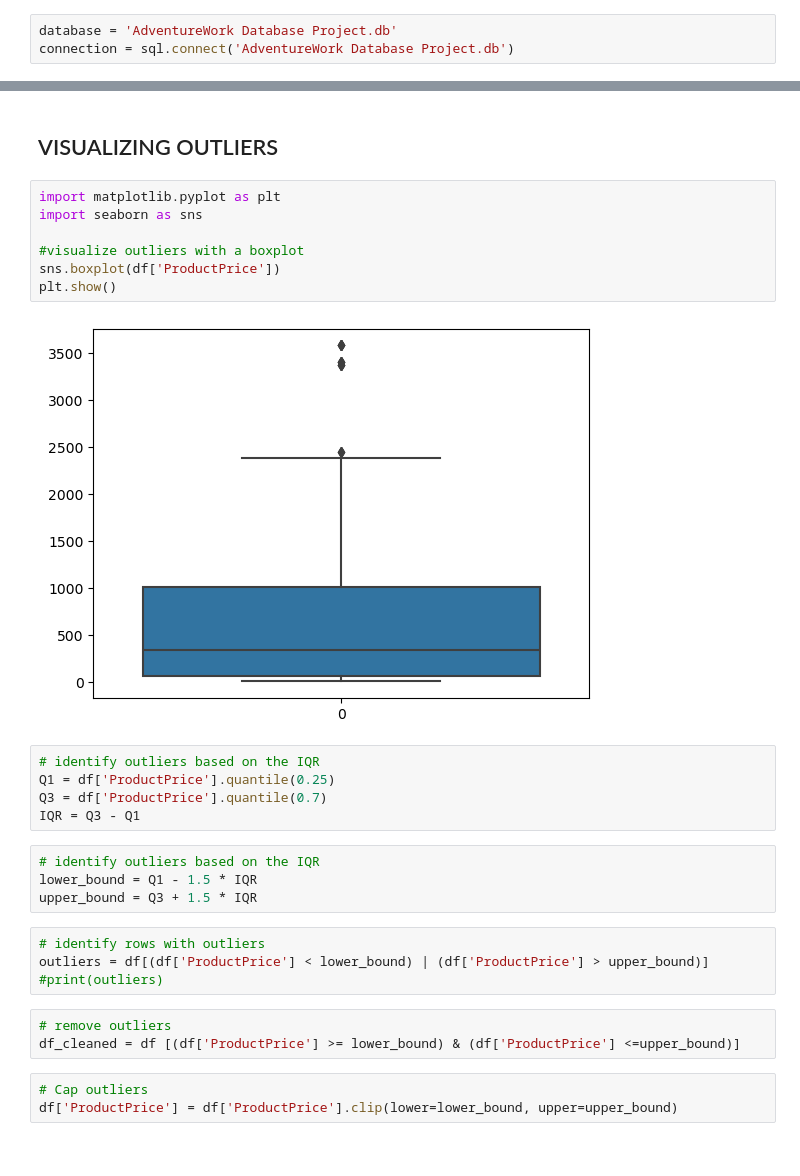
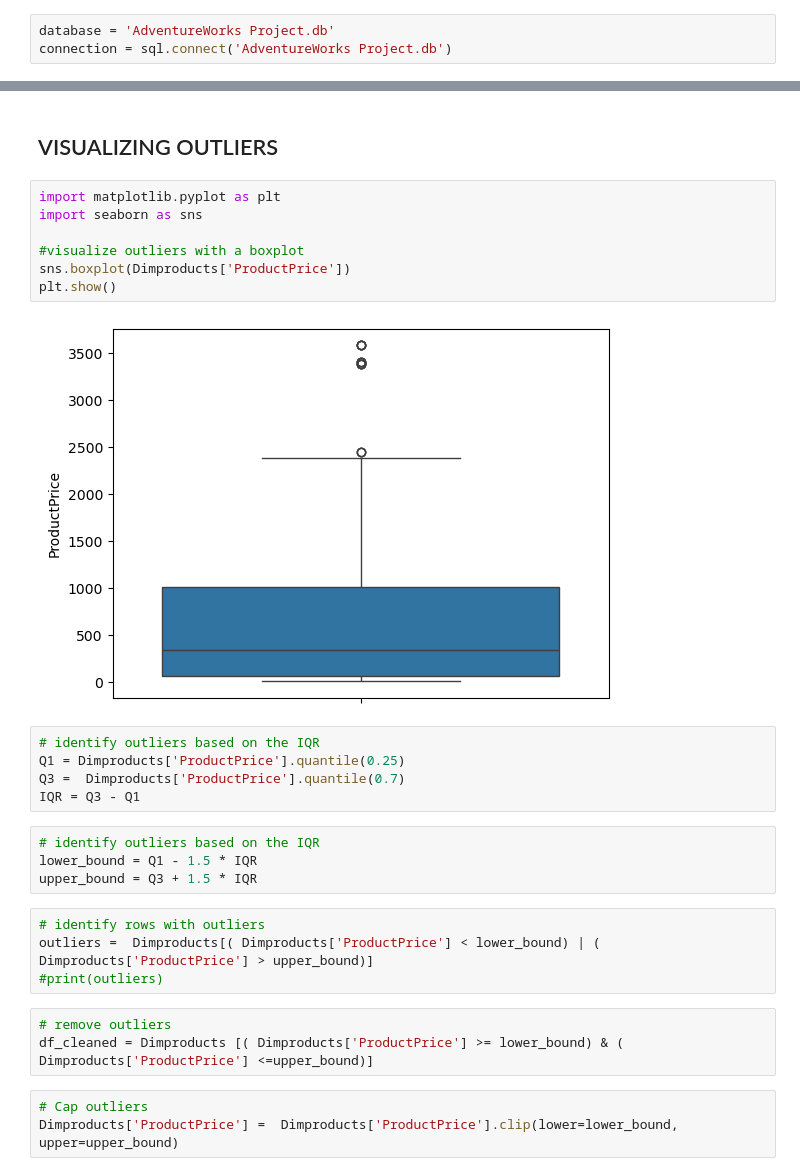
Before and after one commit to ajamolebalikis/AdventureWorks_PythonProject, a Jupyter notebook: AdventureWorks_Python Project.ipynb, the cells around one changed output, grey strips where cells are left out. Saved outputs shown, nothing was run; the diff lists cells and outputs as text.

```diff
--- a/AdventureWorks_Python Project.ipynb
+++ b/AdventureWorks_Python Project.ipynb
@@ -3,5 +3,5 @@ import pandas as pd
 import numpy as np
 import sqlite3 as sql
 # %%
-database = 'AdventureWork Database Project.db'
-connection = sql.connect('AdventureWork Database Project.db')
+database = 'AdventureWorks Project.db'
+connection = sql.connect('AdventureWorks Project.db')
@@ -249,16 +225,16 @@ if not invalid_territory_keys.empty:
 # %%
 import matplotlib.pyplot as plt
 import seaborn as sns
 
 #visualize outliers with a boxplot
-sns.boxplot(df['ProductPrice'])
+sns.boxplot(Dimproducts['ProductPrice'])
 plt.show()
 # %% [output]
-[figure, old version]
+[figure, new version]
 # %%
 # identify outliers based on the IQR
-Q1 = df['ProductPrice'].quantile(0.25)
-Q3 = df['ProductPrice'].quantile(0.7)
+Q1 = Dimproducts['ProductPrice'].quantile(0.25)
+Q3 =  Dimproducts['ProductPrice'].quantile(0.7)
 IQR = Q3 - Q1
 # %%
 # identify outliers based on the IQR
@@ -266,11 +242,11 @@ lower_bound = Q1 - 1.5 * IQR
 upper_bound = Q3 + 1.5 * IQR
 # %%
 # identify rows with outliers
-outliers = df[(df['ProductPrice'] < lower_bound) | (df['ProductPrice'] > upper_bound)]
+outliers =  Dimproducts[( Dimproducts['ProductPrice'] < lower_bound) | ( Dimproducts['ProductPrice'] > upper_bound)]
 #print(outliers)
 # %%
 # remove outliers
-df_cleaned = df [(df['ProductPrice'] >= lower_bound) & (df['ProductPrice'] <=upper_bound)]
+df_cleaned = Dimproducts [( Dimproducts['ProductPrice'] >= lower_bound) & ( Dimproducts['ProductPrice'] <=upper_bound)]
 # %%
 # Cap outliers
-df['ProductPrice'] = df['ProductPrice'].clip(lower=lower_bound, upper=upper_bound)
+Dimproducts['ProductPrice'] =  Dimproducts['ProductPrice'].clip(lower=lower_bound, upper=upper_bound)
```
Also changed, not shown: parts of 81 cells of this notebook.
